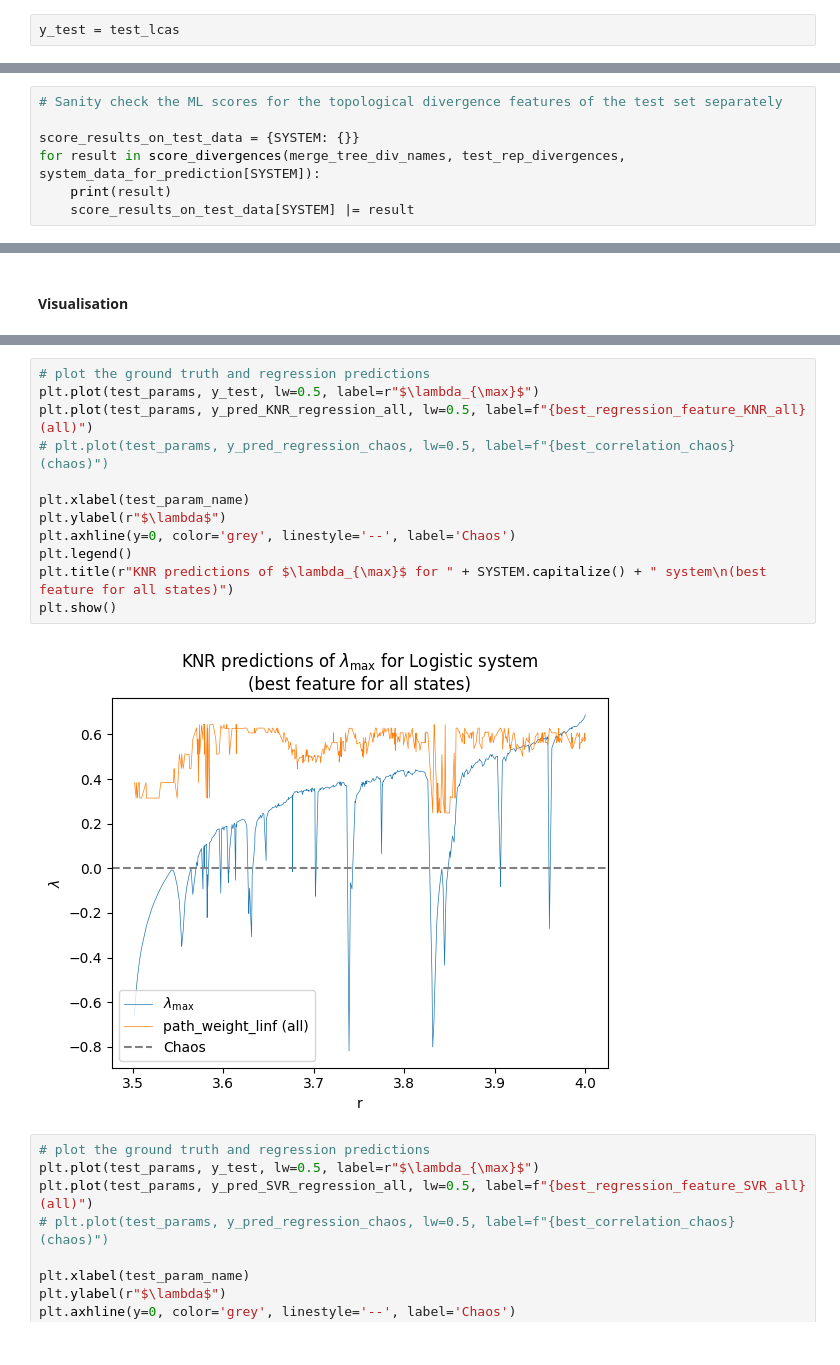
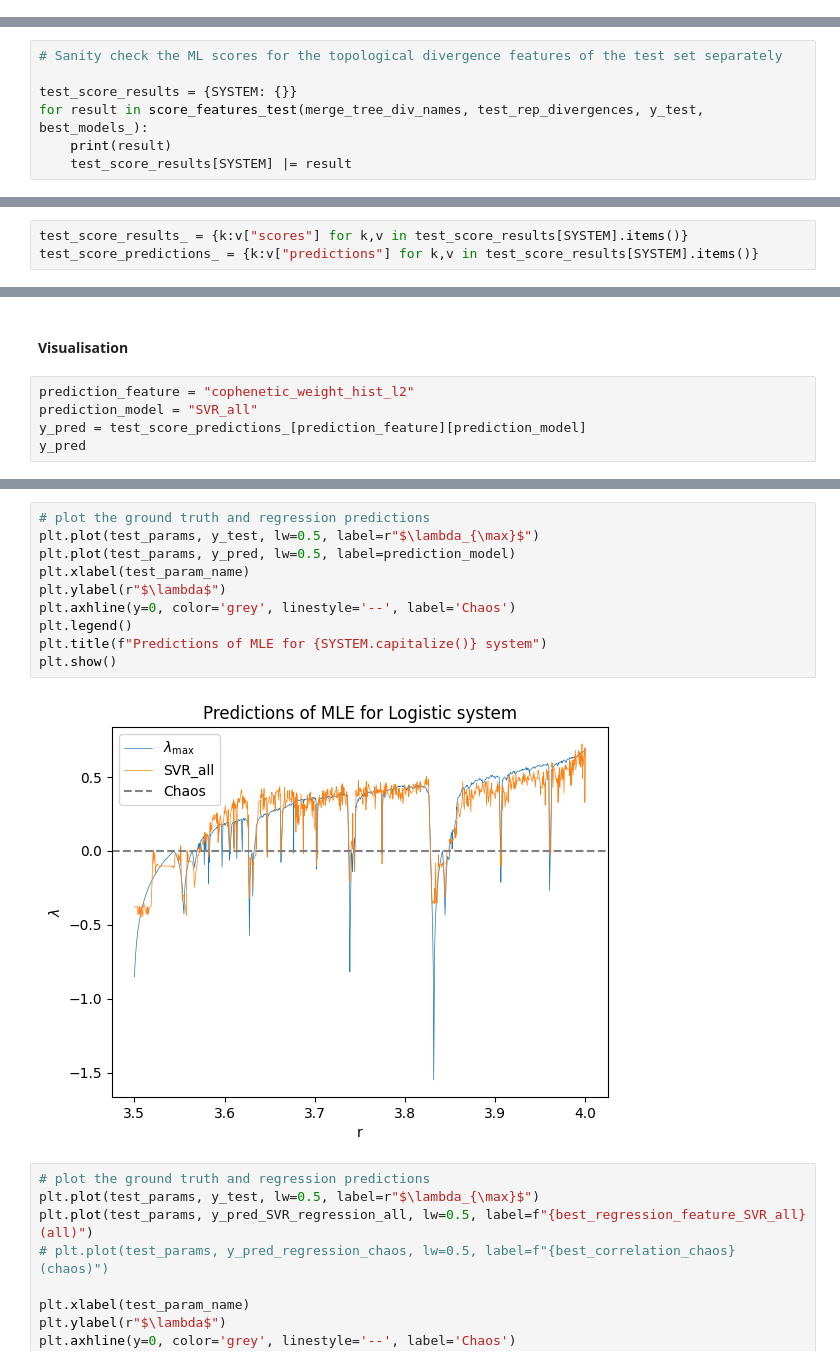
Before and after one commit to colinstephen/topological_divergences, a Jupyter notebook: white_noise.ipynb, the cells around one changed output, grey strips where cells are left out. Cells and saved outputs as stored; diff of their text form.

Commit message:
training and prediction working

```diff
--- a/white_noise.ipynb
+++ b/white_noise.ipynb
@@ -293,5 +326,3 @@ Experiment config -- SEED:84, LENGTH:500, SAMPLES:500
-# %%
-y_test = test_lcas
 # %% [markdown]
 #### Features
 # %%
@@ -303,8 +334,8 @@ test_rep_divergences = np.array(test_rep_divergences)  # array of shape (n_traje
 # %%
 # Sanity check the ML scores for the topological divergence features of the test set separately
 
-score_results_on_test_data = {SYSTEM: {}}
-for result in score_divergences(merge_tree_div_names, test_rep_divergences, system_data_for_prediction[SYSTEM]):
+test_score_results = {SYSTEM: {}}
+for result in score_features_test(merge_tree_div_names, test_rep_divergences, y_test, best_models_):
     print(result)
-    score_results_on_test_data[SYSTEM] |= result
+    test_score_results[SYSTEM] |= result
 # %% [output]
@@ -328,3 +359,6 @@ for result in score_divergences(merge_tree_div_names, test_rep_divergences, syst
+# %%
+test_score_results_ = {k:v["scores"] for k,v in test_score_results[SYSTEM].items()}
+test_score_predictions_ = {k:v["predictions"] for k,v in test_score_results[SYSTEM].items()}
 # %%
 # Display the mean scores for the supervised learning using each divergence
 
@@ -447,2 +386,7 @@ f1_score(y_test>0, y_pred_classification)
 # %% [markdown]
 #### Visualisation
+# %%
+prediction_feature = "cophenetic_weight_hist_l2"
+prediction_model = "SVR_all"
+y_pred = test_score_predictions_[prediction_feature][prediction_model]
+y_pred
@@ -449,17 +411,15 @@ f1_score(y_test>0, y_pred_classification)
 # %%
 # plot the ground truth and regression predictions
 plt.plot(test_params, y_test, lw=0.5, label=r"$\lambda_{\max}$")
-plt.plot(test_params, y_pred_KNR_regression_all, lw=0.5, label=f"{best_regression_feature_KNR_all} (all)")
-# plt.plot(test_params, y_pred_regression_chaos, lw=0.5, label=f"{best_correlation_chaos} (chaos)")
-
+plt.plot(test_params, y_pred, lw=0.5, label=prediction_model)
 plt.xlabel(test_param_name)
 plt.ylabel(r"$\lambda$")
 plt.axhline(y=0, color='grey', linestyle='--', label='Chaos')
 plt.legend()
-plt.title(r"KNR predictions of $\lambda_{\max}$ for " + SYSTEM.capitalize() + " system\n(best feature for all states)")
+plt.title(f"Predictions of MLE for {SYSTEM.capitalize()} system")
 plt.show()
 # %% [output]
-[figure, old version]
+[figure, new version]
 # %%
 # plot the ground truth and regression predictions
 plt.plot(test_params, y_test, lw=0.5, label=r"$\lambda_{\max}$")
```
Also changed, not shown: parts of 21 cells of this notebook.
